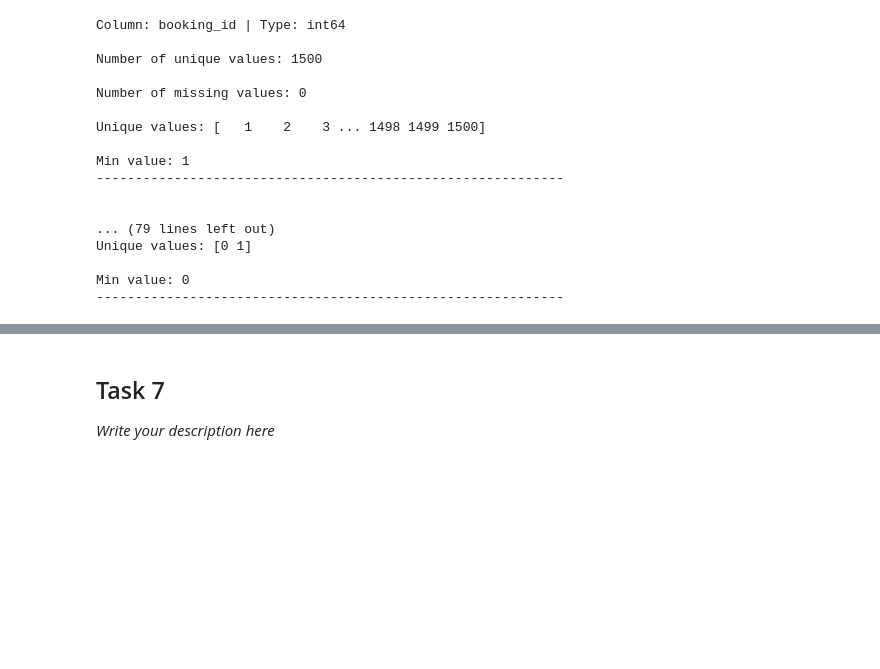
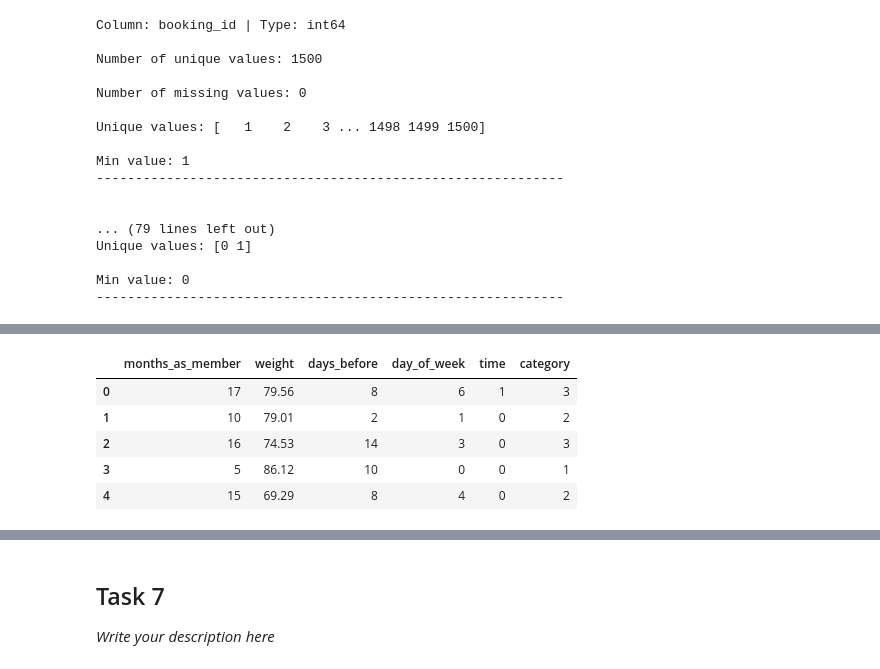
Before and after one commit to Aranaur/DataCamp-Data-Scientist-with-Python, a Jupyter notebook: Final_project/notebook.ipynb, the cells around one changed output, grey strips where cells are left out. Cells and saved outputs as stored; diff of their text form; code cells hidden in the pictures; blank space fills up the shorter version.

```diff
--- a/Final_project/notebook.ipynb
+++ b/Final_project/notebook.ipynb
@@ -111,0 +179,22 @@ Min value: 0
+# %%
+# features encoding
+
+from sklearn.preprocessing import LabelEncoder
+
+le_cat = LabelEncoder()
+df_clean['time'] = le_cat.fit_transform(df_clean['time'])
+df_clean['day_of_week'] = le_cat.fit_transform(df_clean['day_of_week'])
+df_clean['category'] = le_cat.fit_transform(df_clean['category'])
+X = df_clean.drop(columns = ['booking_id', 'attended'])
+cat_features = ['time', 'category', 'day_of_week']
+# X = pd.get_dummies(features, columns = ['day_of_week', 'category'])
+y = df_clean['attended'].copy()
+# %%
+X.head()
+# %% [output]
+|  | months_as_member | weight | days_before | day_of_week | time | category |
+| 0 | 17 | 79.56 | 8 | 6 | 1 | 3 |
+| 1 | 10 | 79.01 | 2 | 1 | 0 | 2 |
+| 2 | 16 | 74.53 | 14 | 3 | 0 | 3 |
+| 3 | 5 | 86.12 | 10 | 0 | 0 | 1 |
+| 4 | 15 | 69.29 | 8 | 4 | 0 | 2 |
```
Also changed, not shown: parts of 32 cells of this notebook, 6 other files.
